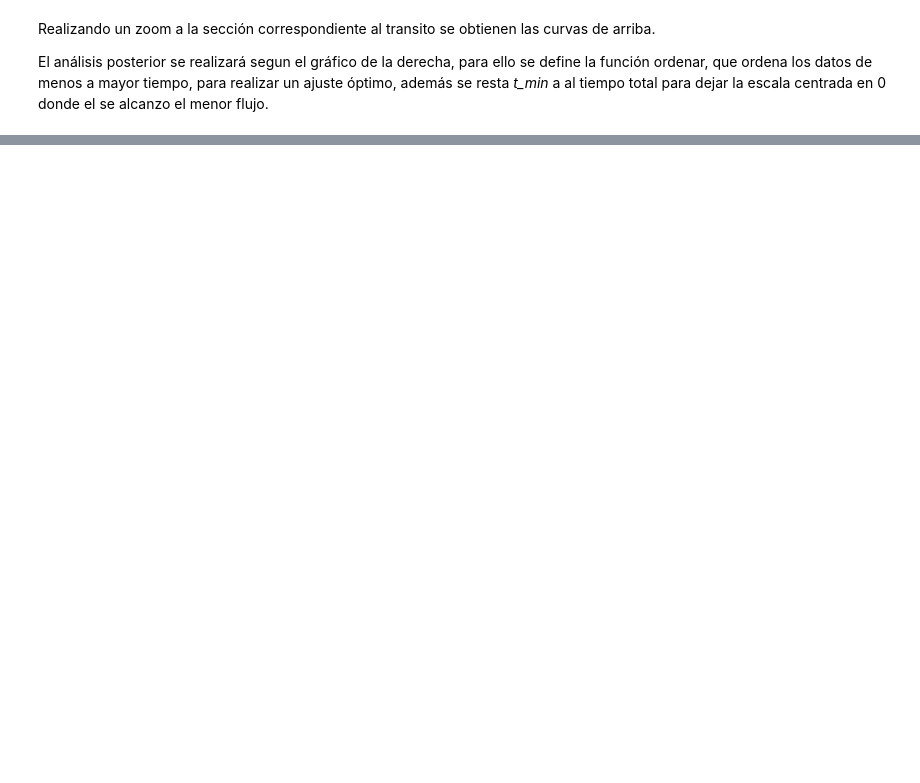
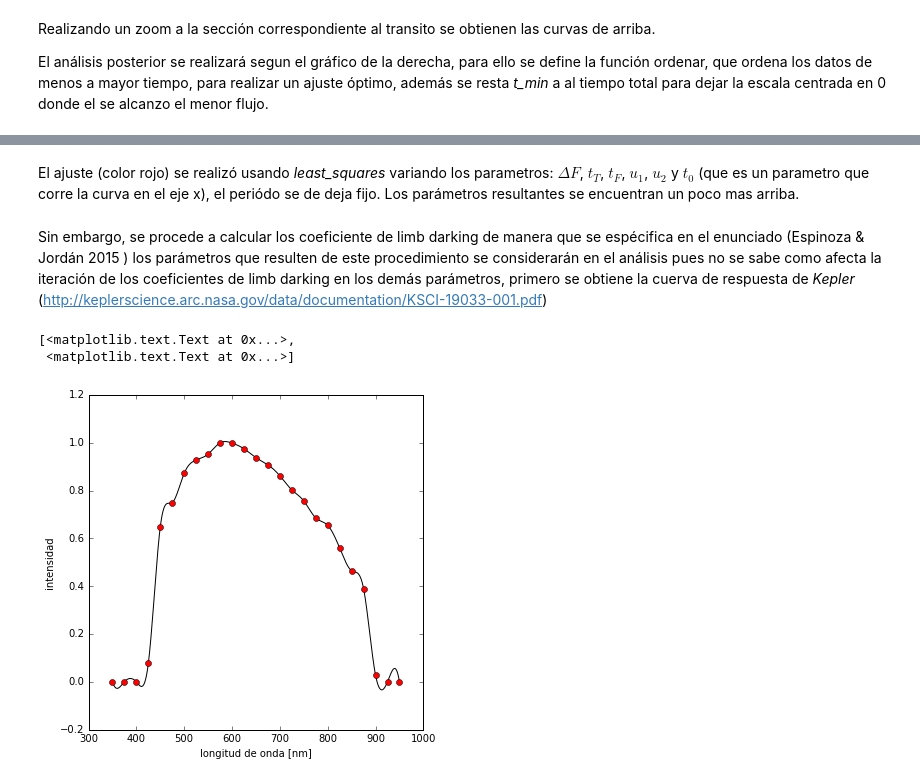
Before and after one commit to Pedro73/Astro-Exp, a Jupyter notebook: Tarea 2/Parte II/Proyecto 4.ipynb, the cells around one changed output, grey strips where cells are left out. Cells and saved outputs as stored; diff of their text form; code cells hidden in the pictures; blank space fills up the shorter version.

```diff
--- a/Tarea 2/Parte II/Proyecto 4.ipynb
+++ b/Tarea 2/Parte II/Proyecto 4.ipynb
@@ -274,0 +270,21 @@ t0: 0.0894356703903
+# %% [markdown]
+El ajuste (color rojo) se realizó usando *least_squares* variando los parametros: $\Delta F$, $t_{T}$, $t_{F}$, $u_{1}$, $u_{2}$ y $t_{0}$ (que es un parametro que corre la curva en el eje x), el periódo se de deja fijo. Los parámetros resultantes se encuentran un poco mas arriba.
+# %% [markdown]
+Sin embargo, se procede a calcular los coeficiente de limb darking de manera que se espécifica en el enunciado (Espinoza & Jordán 2015 ) los parámetros que resulten de este procedimiento se considerarán en el análisis pues no se sabe como afecta la iteración de los coeficientes de limb darking en los demás parámetros, primero se obtiene la cuerva de respuesta de *Kepler* (http://keplerscience.arc.nasa.gov/data/documentation/KSCI-19033-001.pdf)
+# %%
+data = np.loadtxt('kepler_params')
+
+ajuste1 = interp1d(data[:,0],data[:,1], kind='cubic')
+
+min_l = np.min(data[:,0])
+max_l = np.max(data[:,0])
+l = np.linspace(min_l, max_l, 1000)
+
+fig, ax = plt.subplots(ncols=1, nrows=1, figsize=[6, 6])
+ax.plot(l,ajuste1(l),'-k')
+ax.plot(data[:,0],data[:,1],'or')
+ax.set(xlabel='longitud de onda [nm]', ylabel='intensidad')
+# %% [output]
+[<matplotlib.text.Text at 0x...>,
+ <matplotlib.text.Text at 0x...>]
+[figure, added]
```
Also changed, not shown: parts of 13 cells of this notebook, 3 other files.
